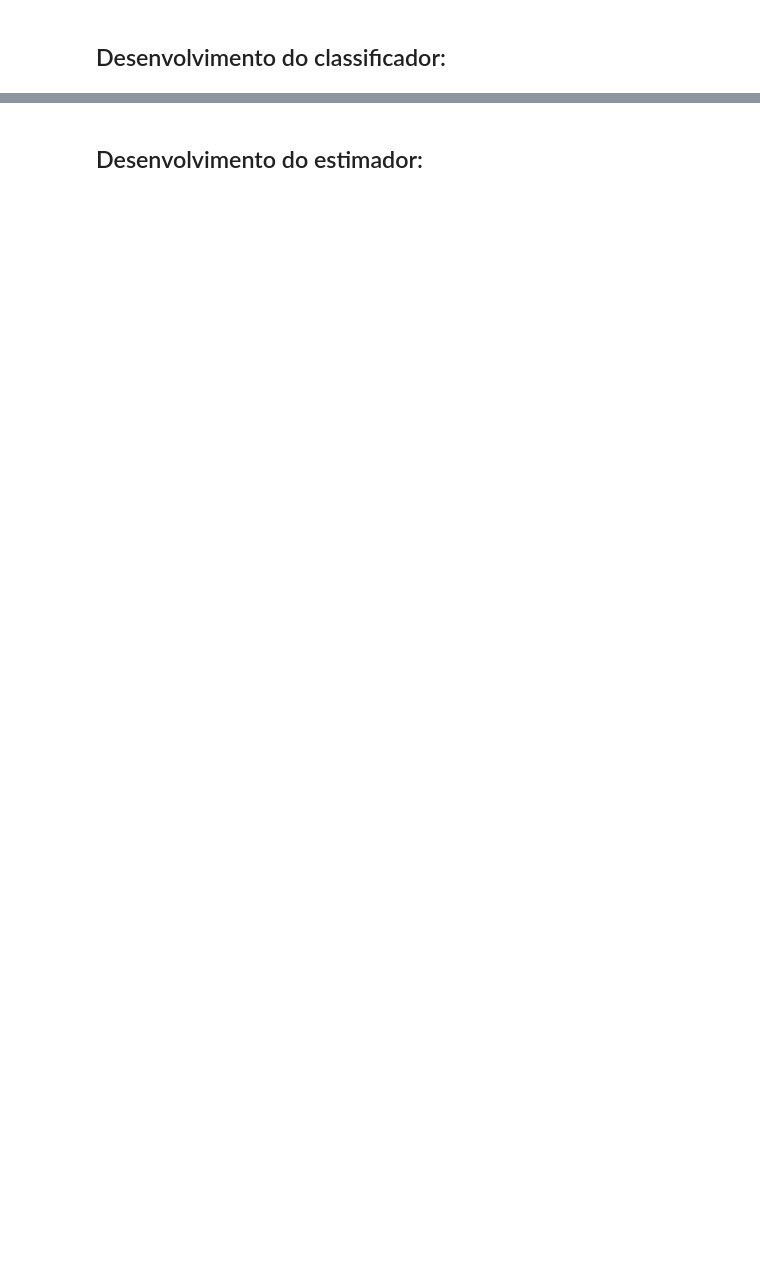
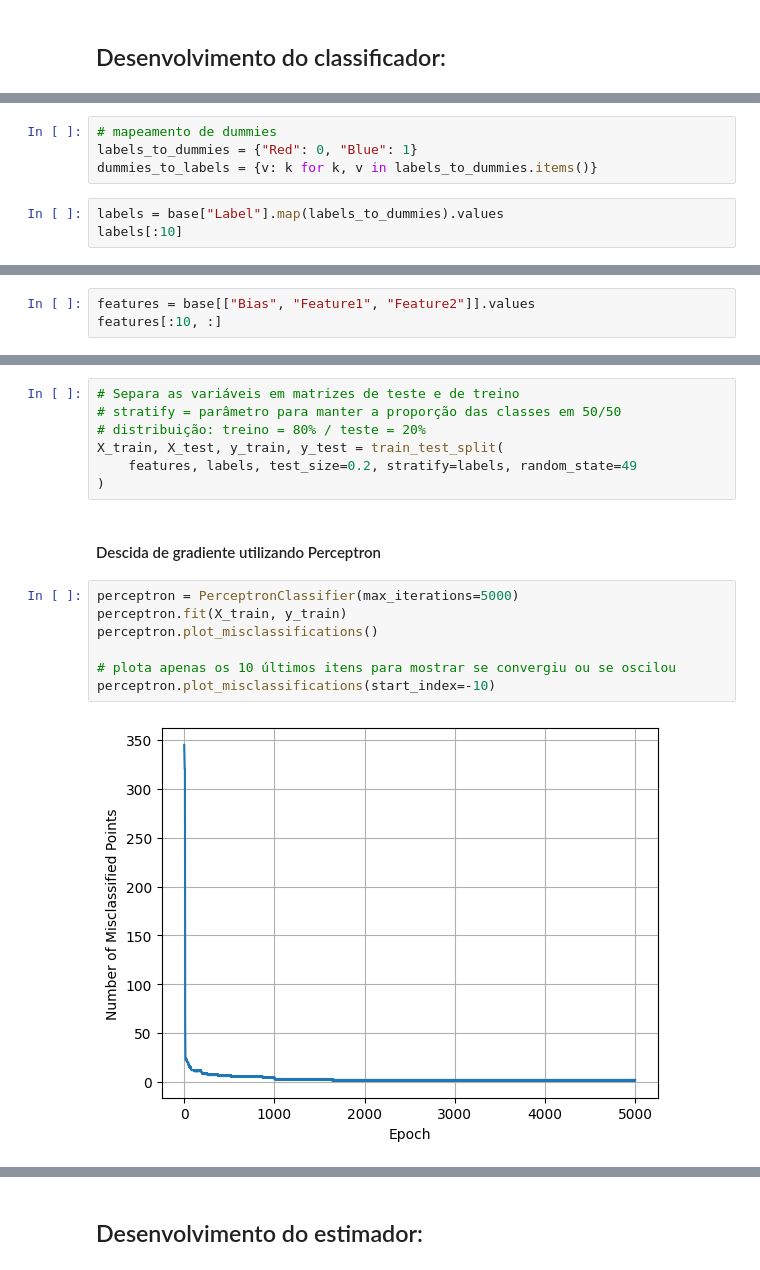
Before and after one commit to c-sant/ai-ec9, a Jupyter notebook: Carlos_Santos_N1_B1_S1_2024.ipynb, the cells around one changed output, grey strips where cells are left out. Drawn from its saved outputs; the diff is of its cells as text; blank space fills up the shorter version.

Commit message:
perceptron implementation

```diff
--- a/Carlos_Santos_N1_B1_S1_2024.ipynb
+++ b/Carlos_Santos_N1_B1_S1_2024.ipynb
@@ -60,0 +174,7 @@ df_blue = base.loc[base["Label"] == "Blue", ["Bias", "Feature1", "Feature2"]].co
+# %%
+# mapeamento de dummies
+labels_to_dummies = {"Red": 0, "Blue": 1}
+dummies_to_labels = {v: k for k, v in labels_to_dummies.items()}
+# %%
+labels = base["Label"].map(labels_to_dummies).values
+labels[:10]
@@ -60,0 +183,3 @@ df_blue = base.loc[base["Label"] == "Blue", ["Bias", "Feature1", "Feature2"]].co
+# %%
+features = base[["Bias", "Feature1", "Feature2"]].values
+features[:10, :]
@@ -60,0 +197,18 @@ df_blue = base.loc[base["Label"] == "Blue", ["Bias", "Feature1", "Feature2"]].co
+# %%
+# Separa as variáveis em matrizes de teste e de treino
+# stratify = parâmetro para manter a proporção das classes em 50/50
+# distribuição: treino = 80% / teste = 20%
+X_train, X_test, y_train, y_test = train_test_split(
+    features, labels, test_size=0.2, stratify=labels, random_state=49
+)
+# %% [markdown]
+#### Descida de gradiente utilizando Perceptron
+# %%
+perceptron = PerceptronClassifier(max_iterations=5000)
+perceptron.fit(X_train, y_train)
+perceptron.plot_misclassifications()
+
+# plota apenas os 10 últimos itens para mostrar se convergiu ou se oscilou
+perceptron.plot_misclassifications(start_index=-10)
+# %% [output]
+[figure, added]
```
Also changed, not shown: parts of 14 cells of this notebook.
